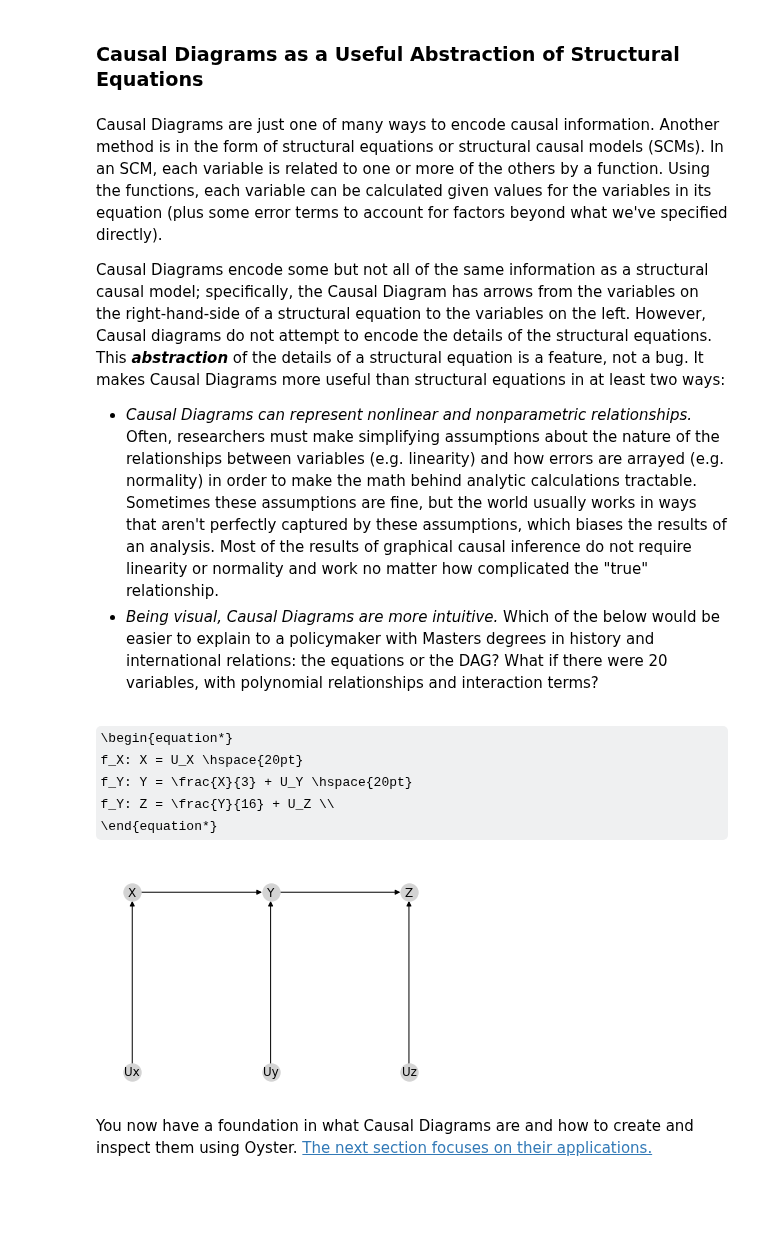
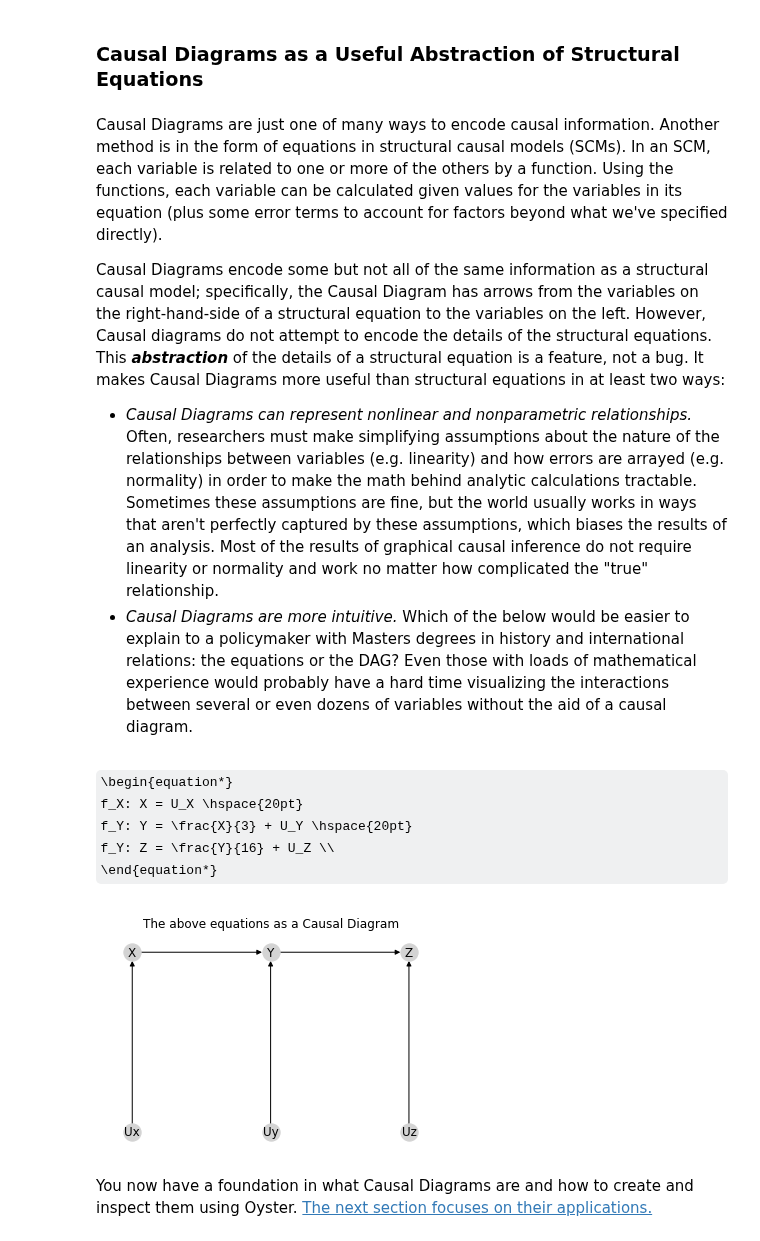
Before and after one commit to BrennanBarker/oyster, a Jupyter notebook: walkthrough/1_intro_and_Causal_Diagrams.ipynb, the cells around one changed output. Drawn from its saved outputs; the diff is of its cells as text; code cells hidden in the pictures; some formulas as TeX source; blank space fills up the shorter version.

```diff
--- a/walkthrough/1_intro_and_Causal_Diagrams.ipynb
+++ b/walkthrough/1_intro_and_Causal_Diagrams.ipynb
@@ -182,11 +180,11 @@ X -> Y -> Z -> T
 # %% [markdown]
 ### Causal Diagrams as a Useful Abstraction of Structural Equations <a id="sems"></a>
 # %% [markdown]
-Causal Diagrams are just one of many ways to encode causal information.  Another method is in the form of structural equations or structural causal models (SCMs).  In an SCM, each variable is related to one or more of the others by a function.  Using the functions, each variable can be calculated given values for the variables in its equation (plus some error terms to account for factors beyond what we've specified directly).
+Causal Diagrams are just one of many ways to encode causal information.  Another method is in the form of equations in structural causal models (SCMs).  In an SCM, each variable is related to one or more of the others by a function.  Using the functions, each variable can be calculated given values for the variables in its equation (plus some error terms to account for factors beyond what we've specified directly).
 
 Causal Diagrams encode some but not all of the same information as a structural causal model; specifically, the Causal Diagram has arrows from the variables on the right-hand-side of a structural equation to the variables on the left.  However, Causal diagrams do not attempt to encode the details of the structural equations.  This ***abstraction*** of the details of a structural equation is a feature, not a bug. It makes Causal Diagrams more useful than structural equations in at least two ways:
 - *Causal Diagrams can represent nonlinear and nonparametric relationships.*  Often, researchers must make simplifying assumptions about the nature of the relationships between variables (e.g. linearity) and how errors are arrayed (e.g. normality) in order to make the math behind analytic calculations tractable.  Sometimes these assumptions are fine, but the world usually works in ways that aren't perfectly captured by these assumptions, which biases the results of an analysis. Most of the results of graphical causal inference do not require linearity or normality and work no matter how complicated the "true" relationship.
-- *Being visual, Causal Diagrams are more intuitive.* Which of the below would be easier to explain to a policymaker with Masters degrees in history and international relations: the equations or the DAG? What if there were 20 variables, with polynomial relationships and interaction terms?
+- *Causal Diagrams are more intuitive.* Which of the below would be easier to explain to a policymaker with Masters degrees in history and international relations: the equations or the DAG? Even those with loads of mathematical experience would probably have a hard time visualizing the interactions between several or even dozens of variables without the aid of a causal diagram.
 # %% [markdown]
 \begin{equation*}
 f_X: X = U_X \hspace{20pt}
@@ -196,10 +194,10 @@ f_Y: Z = \frac{Y}{16} + U_Z \\
 # %%
 # Pearl Primer SQ 1.5.1 a) Draw the graph corresponding to the above structural equation model.
 sq151 = oy.CausalDiagram([('Ux', 'X'), ('Uy', 'Y'), ('Uz', 'Z'), ('X', 'Y'), ('Y', 'Z')])
 sq151pos = {'X': (0,0),'Y': (1,0),'Z': (2,0),'Ux': (0,-1),'Uy': (1,-1),'Uz': (2,-1),}
-oy.draw(sq151, pos=sq151pos)
+oy.draw(sq151, pos=sq151pos, title='The above equations as a Causal Diagram')
 # %% [output]
-[figure, old version]
+[figure, new version]
 # %% [markdown]
 You now have a foundation in what Causal Diagrams are and how to create and inspect them using Oyster.  <a href="2_applications_of_causal_diagrams.ipynb">The next section focuses on their applications.</a>
 # %% [markdown]
```
Also changed, not shown: parts of 5 cells of this notebook, 1 other file.
